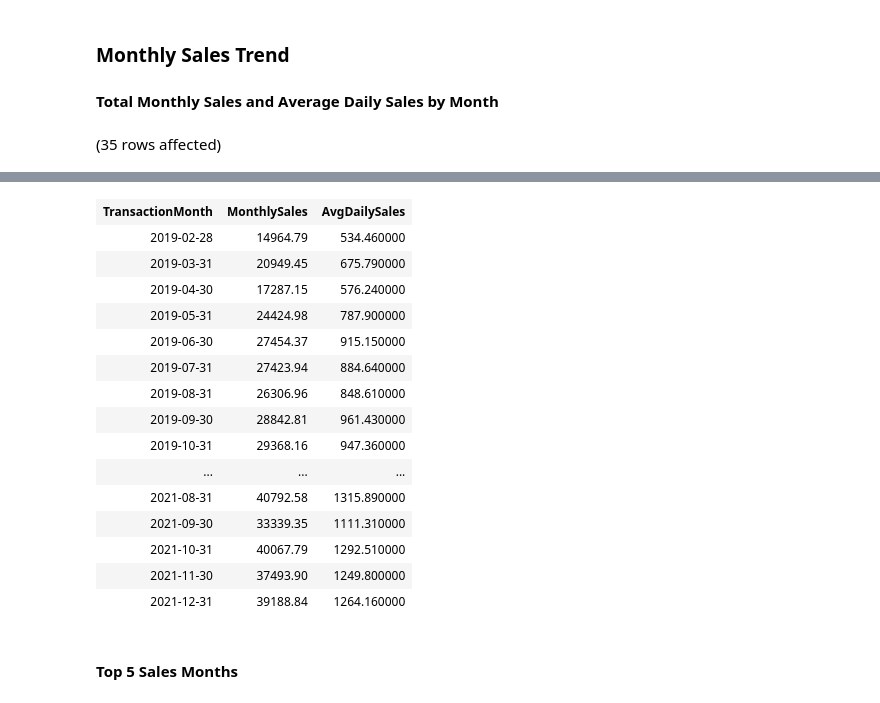
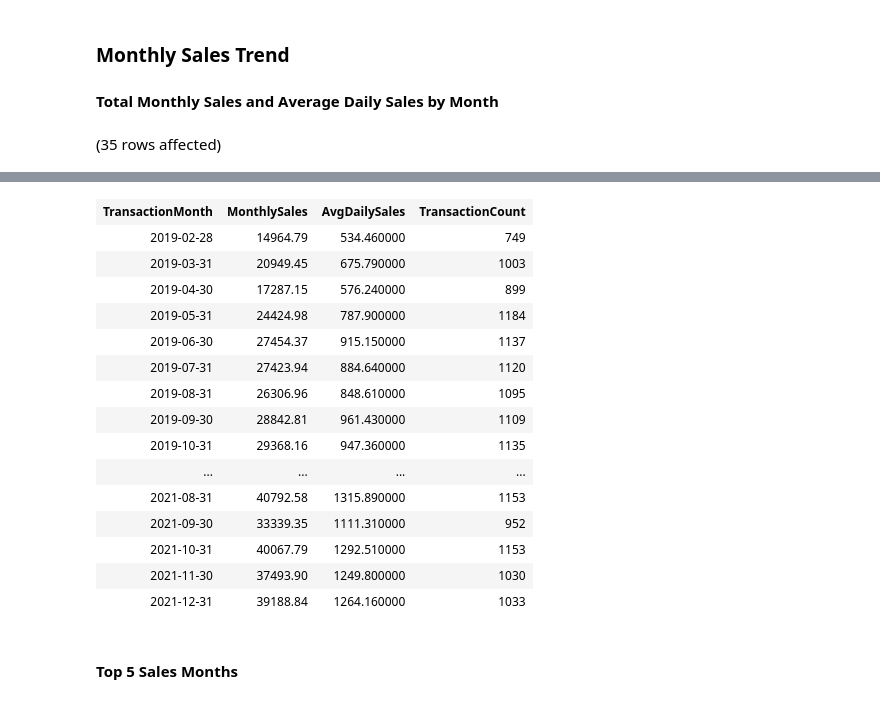
Before and after one commit to msemilyadler/BulkGrocery, a Jupyter notebook: BulkGrocery Data Exploration.ipynb, the cells around one changed output, grey strips where cells are left out. Drawn from its saved outputs; the diff is of its cells as text; code cells hidden in the pictures.

```diff
--- a/BulkGrocery Data Exploration.ipynb
+++ b/BulkGrocery Data Exploration.ipynb
@@ -51,7 +49,8 @@ Total execution time: 00:00:00.161
 SELECT
     EOMONTH(o.OrderDate) AS TransactionMonth, --Use the last day of the month to represent the Month. Since all data is historical do not need to account for midmonth data
     ROUND(SUM(l.SaleAmount),2) AS MonthlySales, --Sum the Monthly Sales
-    ROUND(SUM(l.SaleAmount)/DAY(EOMONTH(o.OrderDate)),2) AS AvgDailySales --Total Montly Sales / Number of Days in Month
+    ROUND(SUM(l.SaleAmount)/DAY(EOMONTH(o.OrderDate)),2) AS AvgDailySales, --Total Montly Sales / Number of Days in Month
+    COUNT(DISTINCT o.OrderID) AS TransactionCount
 
 FROM SalesOrderLines AS l
     JOIN SalesOrders AS o
@@ -65,19 +64,19 @@ Total execution time: 00:00:00.129
-| TransactionMonth | MonthlySales | AvgDailySales |
-| 2019-02-28 | 14964.79 | 534.460000 |
-| 2019-03-31 | 20949.45 | 675.790000 |
-| 2019-04-30 | 17287.15 | 576.240000 |
-| 2019-05-31 | 24424.98 | 787.900000 |
-| 2019-06-30 | 27454.37 | 915.150000 |
-| 2019-07-31 | 27423.94 | 884.640000 |
-| 2019-08-31 | 26306.96 | 848.610000 |
-| 2019-09-30 | 28842.81 | 961.430000 |
-| 2019-10-31 | 29368.16 | 947.360000 |
-| ... | ... | ... |
-| 2021-08-31 | 40792.58 | 1315.890000 |
-| 2021-09-30 | 33339.35 | 1111.310000 |
-| 2021-10-31 | 40067.79 | 1292.510000 |
-| 2021-11-30 | 37493.90 | 1249.800000 |
-| 2021-12-31 | 39188.84 | 1264.160000 |
+| TransactionMonth | MonthlySales | AvgDailySales | TransactionCount |
+| 2019-02-28 | 14964.79 | 534.460000 | 749 |
+| 2019-03-31 | 20949.45 | 675.790000 | 1003 |
+| 2019-04-30 | 17287.15 | 576.240000 | 899 |
+| 2019-05-31 | 24424.98 | 787.900000 | 1184 |
+| 2019-06-30 | 27454.37 | 915.150000 | 1137 |
+| 2019-07-31 | 27423.94 | 884.640000 | 1120 |
+| 2019-08-31 | 26306.96 | 848.610000 | 1095 |
+| 2019-09-30 | 28842.81 | 961.430000 | 1109 |
+| 2019-10-31 | 29368.16 | 947.360000 | 1135 |
+| ... | ... | ... | ... |
+| 2021-08-31 | 40792.58 | 1315.890000 | 1153 |
+| 2021-09-30 | 33339.35 | 1111.310000 | 952 |
+| 2021-10-31 | 40067.79 | 1292.510000 | 1153 |
+| 2021-11-30 | 37493.90 | 1249.800000 | 1030 |
+| 2021-12-31 | 39188.84 | 1264.160000 | 1033 |
 # %% [markdown]
 #### Top 5 Sales Months
 # %%
```
Also changed, not shown: parts of 10 cells of this notebook, 1 other file.
